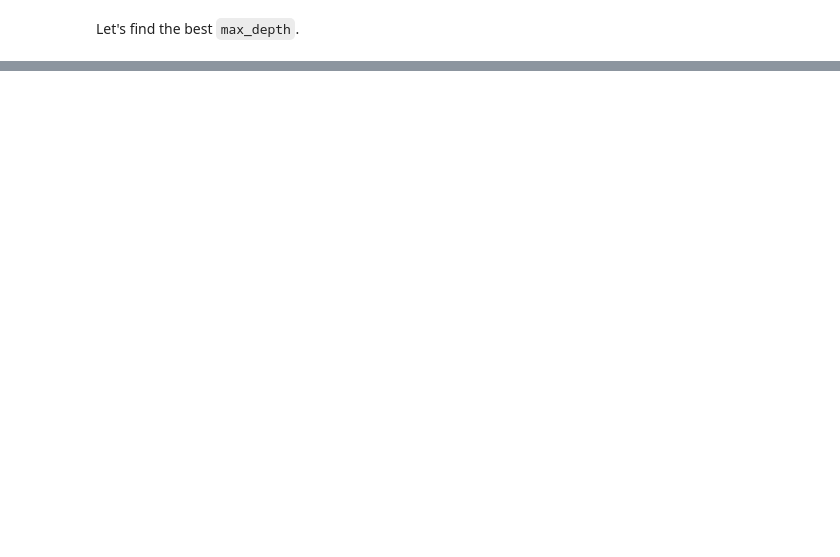
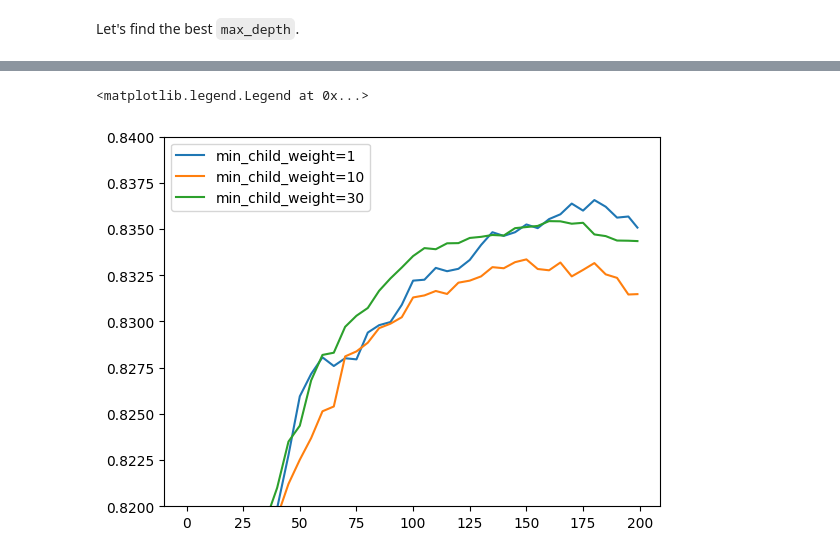
Before and after one commit to rahiakela/machine-learning-research-and-practice, a Jupyter notebook: machine-learning-bookcamp/6-ensemble-learning/03_credit_risk_scoring_using_xgboost.ipynb, the cells around one changed output, grey strips where cells are left out. Drawn from its saved outputs; the diff is of its cells as text; code cells hidden in the pictures; blank space fills up the shorter version.

```diff
--- a/machine-learning-bookcamp/6-ensemble-learning/03_credit_risk_scoring_using_xgboost.ipynb
+++ b/machine-learning-bookcamp/6-ensemble-learning/03_credit_risk_scoring_using_xgboost.ipynb
@@ -540,0 +537,8 @@ https://scikit-learn.org/stable/modules/generated/sklearn.ensemble.RandomForestC
+# %%
+for min_child_weight, df_score in scores.items():
+  plt.plot(df_score.num_iter, df_score.val_auc, label=min_child_weight)
+plt.ylim(0.82, 0.84)
+plt.legend()
+# %% [output]
+<matplotlib.legend.Legend at 0x...>
+[figure, added]
```
Also changed, not shown: parts of 22 cells of this notebook.
